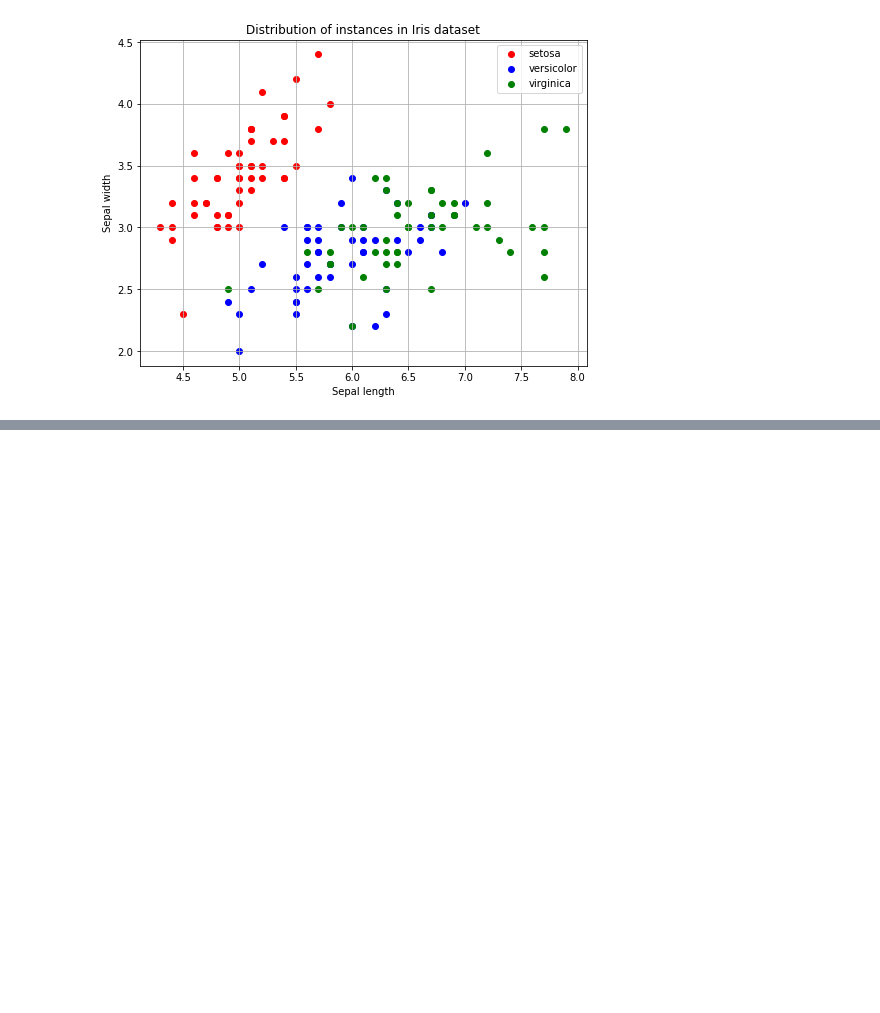
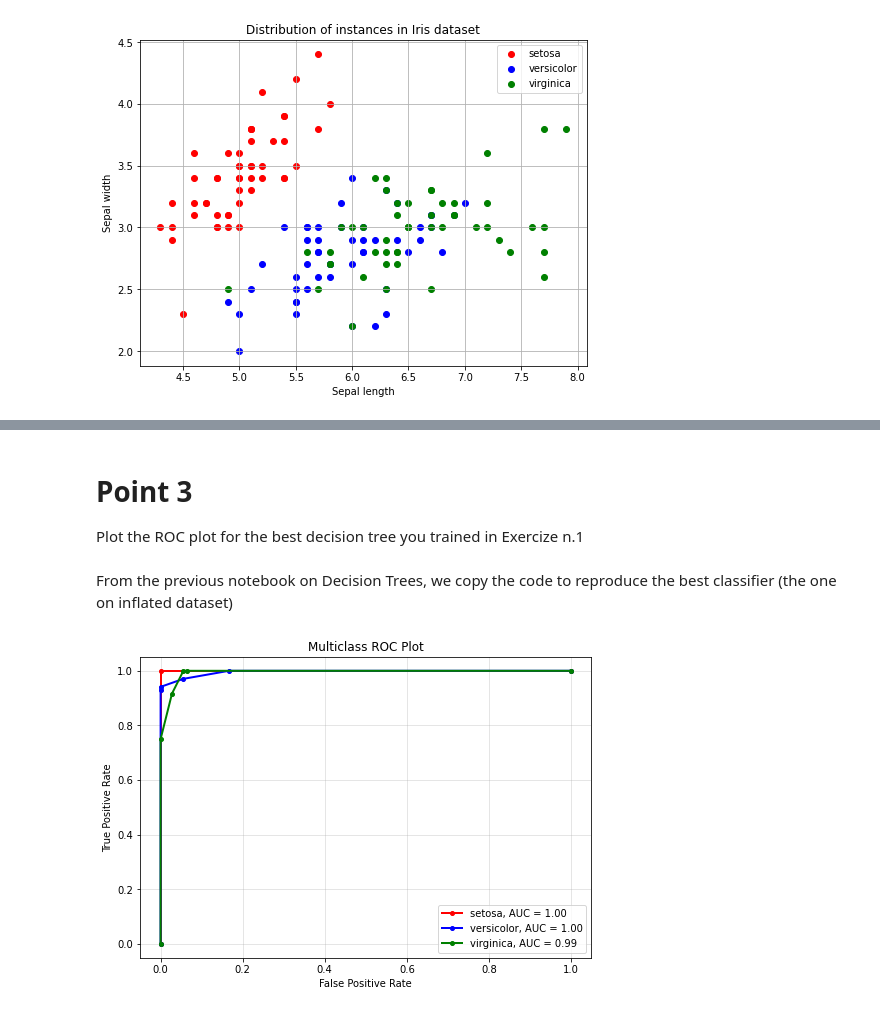
Before and after one commit to PietroPettinato/AAUT, a Jupyter notebook: 2 - KNN/2 - KNN - classification_iris_knn_aa_21_22.ipynb, the cells around one changed output, grey strips where cells are left out. Cells and saved outputs as stored; diff of their text form; code cells hidden in the pictures; blank space fills up the shorter version.

Commit message:
ex2 - point 2,3 done

```diff
--- a/2 - KNN/2 - KNN - classification_iris_knn_aa_21_22.ipynb
+++ b/2 - KNN/2 - KNN - classification_iris_knn_aa_21_22.ipynb
@@ -317,0 +364,77 @@ plt.show()
+# %% [markdown]
+# Point 3
+Plot the ROC plot for the best decision tree you trained in Exercize n.1
+# %% [markdown]
+From the previous notebook on Decision Trees, we copy the code to reproduce the best classifier (the one on inflated dataset)
+# %%
+# ------------------ INFLATING THE DATASET ------------------
+np.random.seed(0)
+indices = np.random.permutation(len(iris.data))
+
+# We now decide to keep the last 10 indices for test set, the remaining for the training set
+indices_training=indices[:-10]
+indices_test=indices[-10:]
+
+iris_X_train = iris.data[indices_training] # keep for training all the matrix elements with the exception of the last 10
+iris_y_train = iris.target[indices_training]
+iris_X_test  = iris.data[indices_test] # keep the last 10 elements for test set
+iris_y_test  = iris.target[indices_test]
+
+# Merge toghether features and labels to have for each example an array with the features in the first positions and the class in the last.
+iris_staked = np.column_stack((iris_X_train, iris_y_train))
+
+# Take instances of class "versicolor" (class 1)
+instances = [inst for inst in iris_staked if inst[4] == 1]
+
+# Repeat 10 times the instances selected to have inflation
+repetitions = 10
+rep_versicolor = np.repeat(instances, repetitions, axis=0)
+
+# Add new instances to iris dataset
+# concatenate standard dataset with repetitions
+iris_infl = np.concatenate([iris_staked, rep_versicolor])
+# shuffle the dataset
+np.random.shuffle(iris_infl)
+
+
+# ------------------ TRAINING THE CLASSIFIER ------------------
+X_train, X_test, y_train, y_test_infl = train_test_split(iris_infl[:,:3], iris_infl[:,4], train_size=0.8, random_state=27)
+
+# Fit the DT on training set(X_train, y_train)
+clf_infl = tree.DecisionTreeClassifier(criterion="entropy", random_state=27, min_samples_leaf=5, class_weight={0: 1, 1: 1, 2: 1})
+clf_infl = clf_infl.fit(X_train, y_train)
+
+# Obtaining predictions
+predicted_y_test_infl = clf_infl.predict(X_test)
+
+
+# ------------------ ROC PLOT ------------------
+# calculate probabilities of each class
+y_score = clf_infl.predict_proba(X_test)
+
+# calculate fpr and tpr using one-vs-rest approach
+fpr0_dt, tpr0_dt, _ = roc_curve(y_test_infl, y_score[:,0], pos_label=0)
+fpr1_dt, tpr1_dt, _ = roc_curve(y_test_infl, y_score[:,1], pos_label=1)
+fpr2_dt, tpr2_dt, _ = roc_curve(y_test_infl, y_score[:,2], pos_label=2)
+
+# compute also AUC
+roc_auc0_dt = auc(fpr0_dt, tpr0_dt)
+roc_auc1_dt = auc(fpr1_dt, tpr1_dt)
+roc_auc2_dt = auc(fpr2_dt, tpr2_dt)
+
+fig= plt.figure(figsize=(10,7), constrained_layout=True)
+
+gs = fig.add_gridspec(3,3)
+main_ax = fig.add_subplot(gs[:2,0:2])
+
+main_ax.plot(fpr0_dt, tpr0_dt,  marker='o', markersize=4, linewidth=2, c='r', label = 'setosa, AUC = %0.2f' % roc_auc0_dt)
+main_ax.plot(fpr1_dt, tpr1_dt,  marker='o', markersize=4, linewidth=2, c='b', label = 'versicolor, AUC = %0.2f' % roc_auc1_dt)
+main_ax.plot(fpr2_dt, tpr2_dt,  marker='o', markersize=4, linewidth=2, c='g', label = 'virginica, AUC = %0.2f' % roc_auc2_dt)
+
+main_ax.set_xlabel('False Positive Rate')
+main_ax.set_ylabel('True Positive Rate')
+main_ax.set_title('Multiclass ROC Plot')
+main_ax.grid(True, alpha=0.4)
+main_ax.legend();
+# %% [output]
+[figure, added]
```
Also changed, not shown: parts of 8 cells of this notebook, 1 other file.
